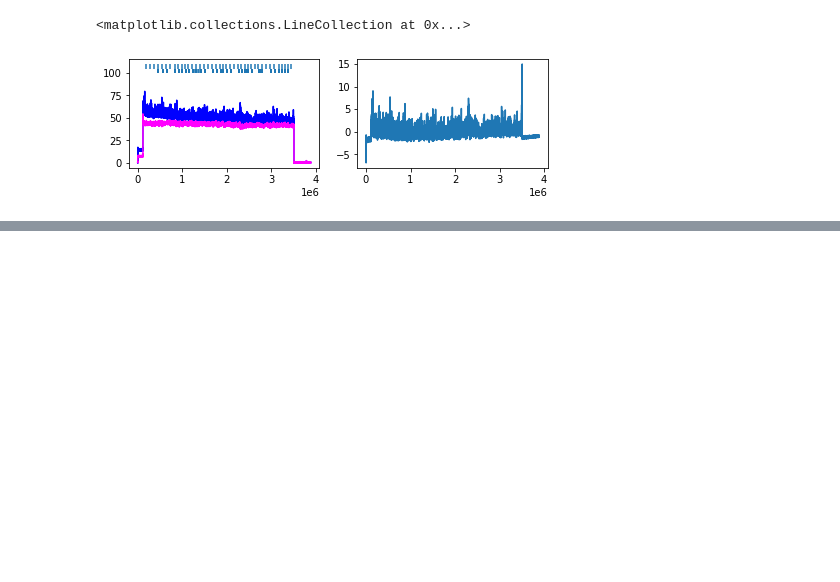
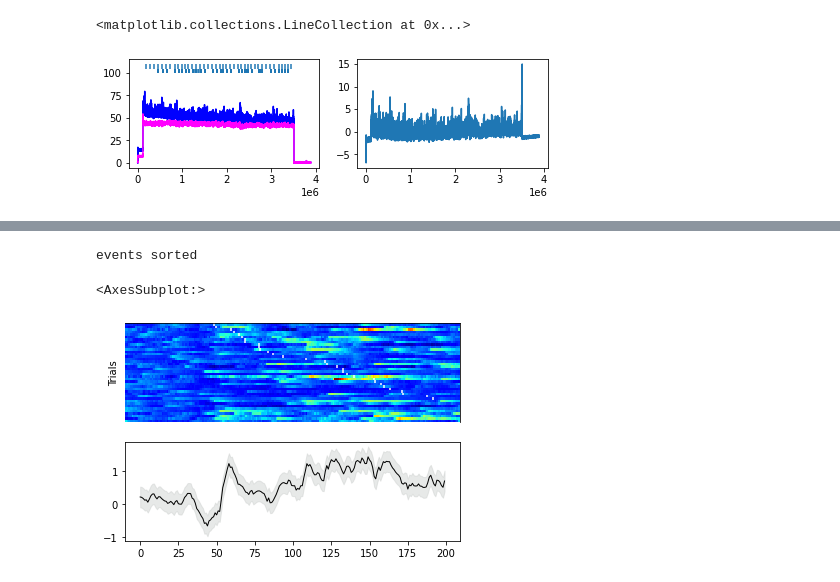
Before and after one commit to linneavolcko/NAD, a Jupyter notebook: notebooks/single_analysis.ipynb, the cells around one changed output, grey strips where cells are left out. Drawn from its saved outputs; the diff is of its cells as text; code cells hidden in the pictures; blank space fills up the shorter version.

```diff
--- a/notebooks/single_analysis.ipynb
+++ b/notebooks/single_analysis.ipynb
@@ -100,0 +164,9 @@ ax[0].plot(mean, linewidth=2)
+# %%
+f, ax = plt.subplots(nrows=2)
+_ = make_heatmap(snips, events=latency, ax=ax[0], sort=True)
+
+tp.shadedError(ax[1], snips)
+# %% [output]
+events sorted
+<AxesSubplot:>
+[figure, added]
```
Also changed, not shown: parts of 7 cells of this notebook.
